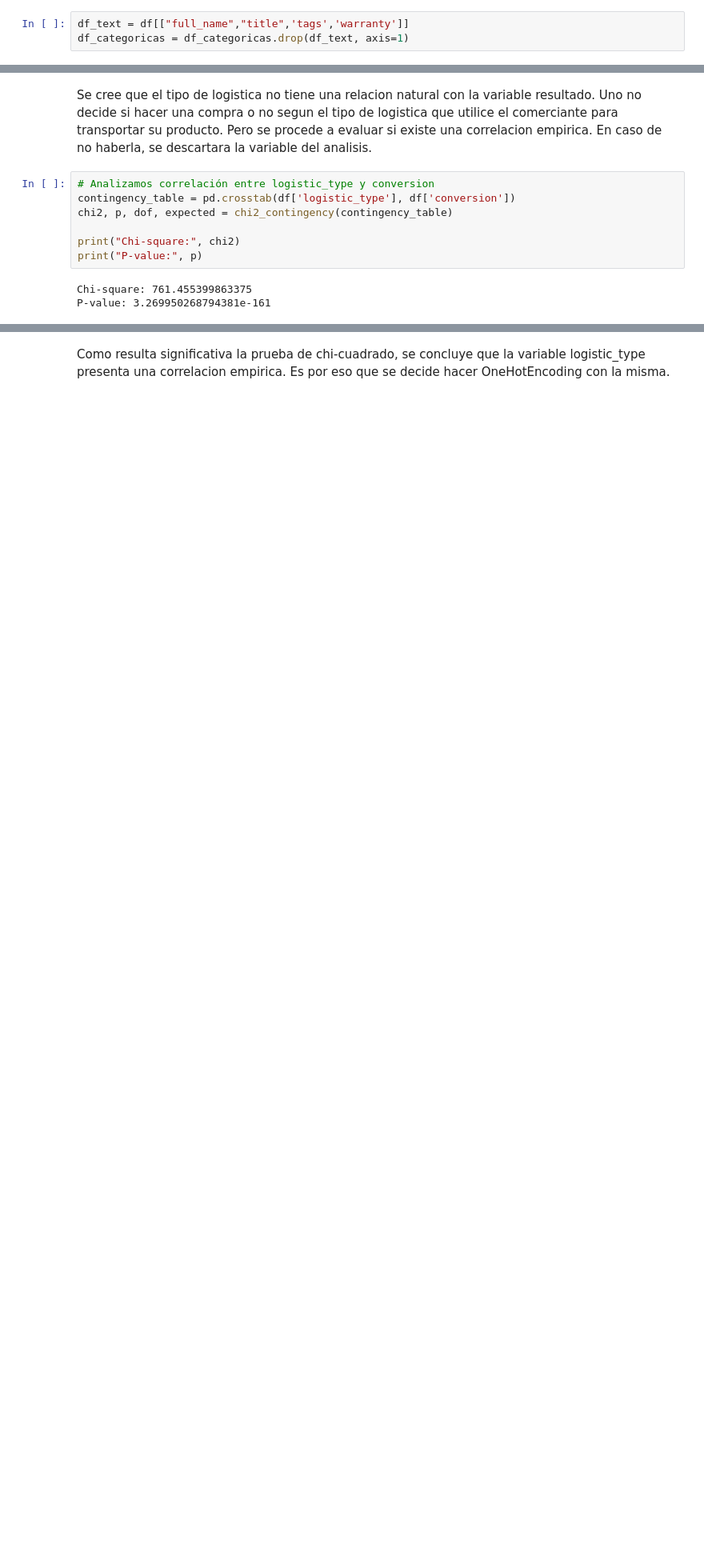
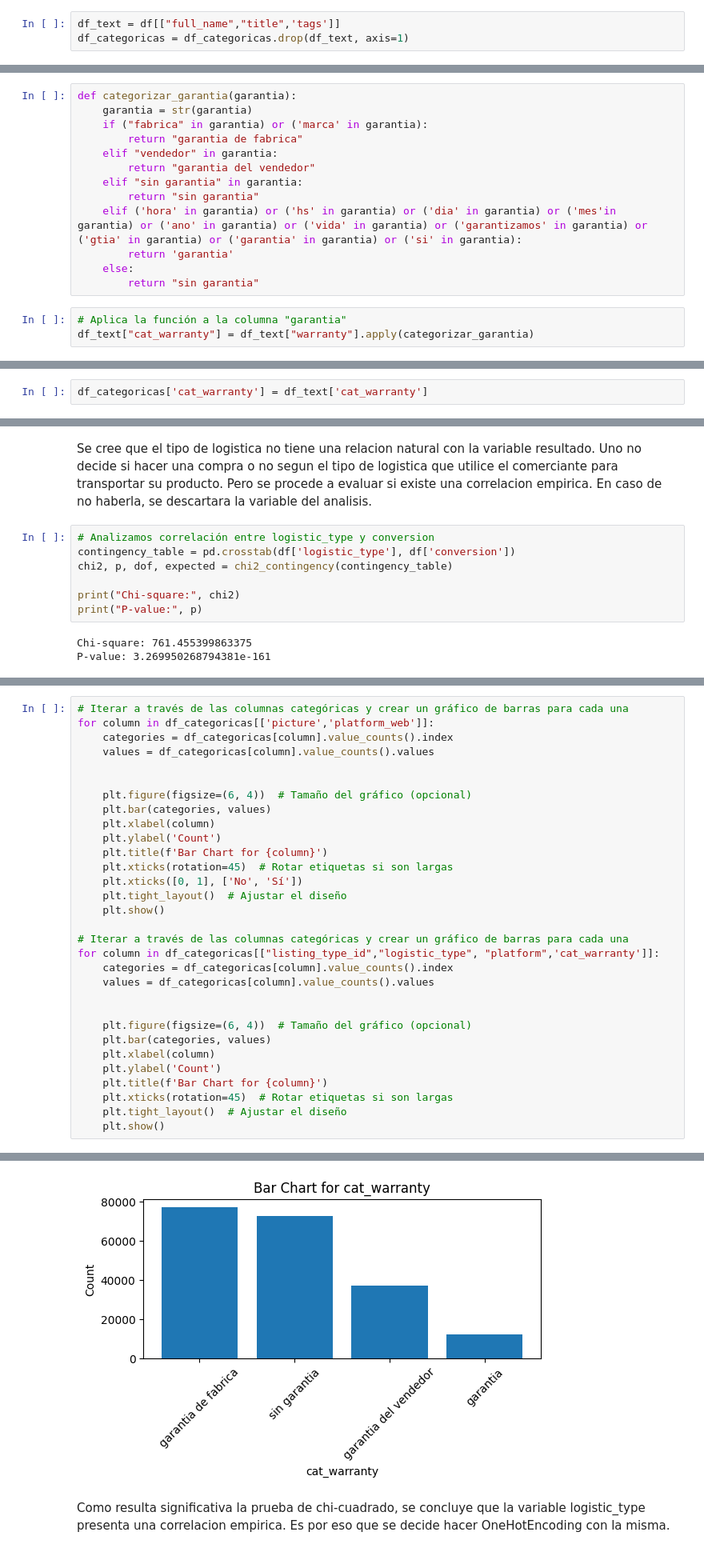
Before and after one commit to abrilnoguera/MLConversionPrediction, a Jupyter notebook: analisis.ipynb, the cells around one changed output, grey strips where cells are left out. Shown at 80% size. Cells and saved outputs as stored; diff of their text form; blank space fills up the shorter version.

```diff
--- a/analisis.ipynb
+++ b/analisis.ipynb
@@ -274,3 +274,3 @@ Se separan las variables de texto:
 # %%
-df_text = df[["full_name","title",'tags','warranty']]
+df_text = df[["full_name","title",'tags']]
 df_categoricas = df_categoricas.drop(df_text, axis=1)
@@ -276,0 +317,16 @@ df_categoricas = df_categoricas.drop(df_text, axis=1)
+# %%
+def categorizar_garantia(garantia):
+    garantia = str(garantia)
+    if ("fabrica" in garantia) or ('marca' in garantia):
+        return "garantia de fabrica"
+    elif "vendedor" in garantia:
+        return "garantia del vendedor"
+    elif "sin garantia" in garantia:
+        return "sin garantia"
+    elif ('hora' in garantia) or ('hs' in garantia) or ('dia' in garantia) or ('mes'in garantia) or ('ano' in garantia) or ('vida' in garantia) or ('garantizamos' in garantia) or ('gtia' in garantia) or ('garantia' in garantia) or ('si' in garantia):
+        return 'garantia'
+    else:
+        return "sin garantia"
+# %%
+# Aplica la función a la columna "garantia"
+df_text["cat_warranty"] = df_text["warranty"].apply(categorizar_garantia)
@@ -277,3 +356,5 @@ df_categoricas = df_categoricas.drop(df_text, axis=1)
+# %%
+df_categoricas['cat_warranty'] = df_text['cat_warranty']
 # %% [markdown]
 La variable main_picture determina si el producto tenia o no imagen, se transforma a booleana de si tiene o no imagen.
 # %%
@@ -363,0 +420,32 @@ P-value: 3.269950268794381e-161
+# %%
+# Iterar a través de las columnas categóricas y crear un gráfico de barras para cada una
+for column in df_categoricas[['picture','platform_web']]:
+    categories = df_categoricas[column].value_counts().index
+    values = df_categoricas[column].value_counts().values
+
+
+    plt.figure(figsize=(6, 4))  # Tamaño del gráfico (opcional)
+    plt.bar(categories, values)
+    plt.xlabel(column)
+    plt.ylabel('Count')
+    plt.title(f'Bar Chart for {column}')
+    plt.xticks(rotation=45)  # Rotar etiquetas si son largas
+    plt.xticks([0, 1], ['No', 'Sí'])
+    plt.tight_layout()  # Ajustar el diseño
+    plt.show()
+
+# Iterar a través de las columnas categóricas y crear un gráfico de barras para cada una
+for column in df_categoricas[["listing_type_id","logistic_type", "platform",'cat_warranty']]:
+    categories = df_categoricas[column].value_counts().index
+    values = df_categoricas[column].value_counts().values
+
+
+    plt.figure(figsize=(6, 4))  # Tamaño del gráfico (opcional)
+    plt.bar(categories, values)
+    plt.xlabel(column)
+    plt.ylabel('Count')
+    plt.title(f'Bar Chart for {column}')
+    plt.xticks(rotation=45)  # Rotar etiquetas si son largas
+    plt.tight_layout()  # Ajustar el diseño
+    plt.show()
+# %% [output]
@@ -364,2 +457,3 @@ P-value: 3.269950268794381e-161
+[figure, added]
 # %% [markdown]
 Como resulta significativa la prueba de chi-cuadrado, se concluye que la variable logistic_type presenta una correlacion empirica. Es por eso que se decide hacer OneHotEncoding con la misma.
```
Also changed, not shown: parts of 37 cells of this notebook.
